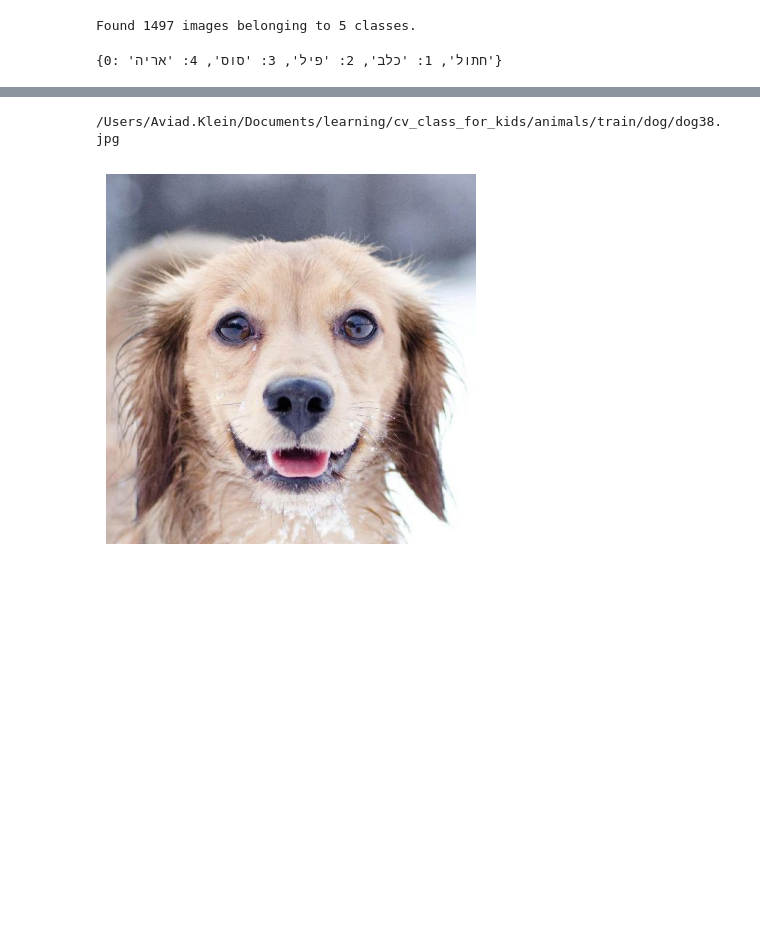
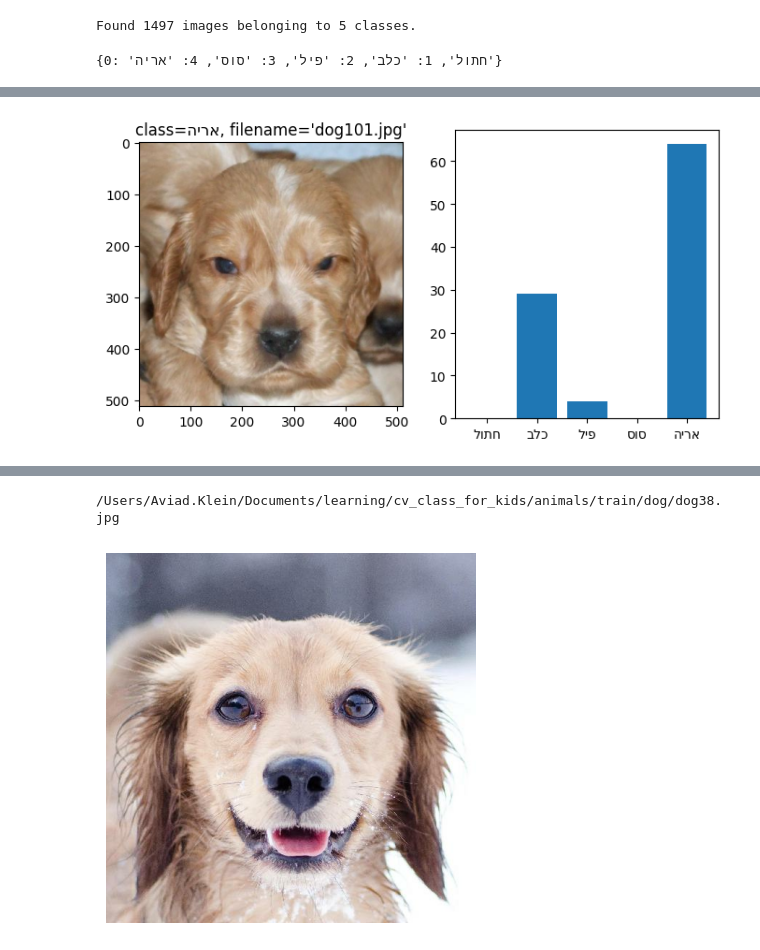
Before and after one commit to AviadKlein/cv4kids, a Jupyter notebook: inference.ipynb, the cells around one changed output, grey strips where cells are left out. Cells and saved outputs as stored; diff of their text form; code cells hidden in the pictures; blank space fills up the shorter version.

```diff
--- a/inference.ipynb
+++ b/inference.ipynb
@@ -171,0 +207,3 @@ plot_predict(model, index2class_hebrew, dataset='val', clazz='cat')
+# %%
+plot_predict(model, index2class_hebrew, dataset='val', clazz='dog', file='dog101.jpg')
+# %% [output]
@@ -171,0 +211 @@ plot_predict(model, index2class_hebrew, dataset='val', clazz='cat')
+[figure, added]
```
Also changed, not shown: parts of 13 cells of this notebook, 2 other files.
